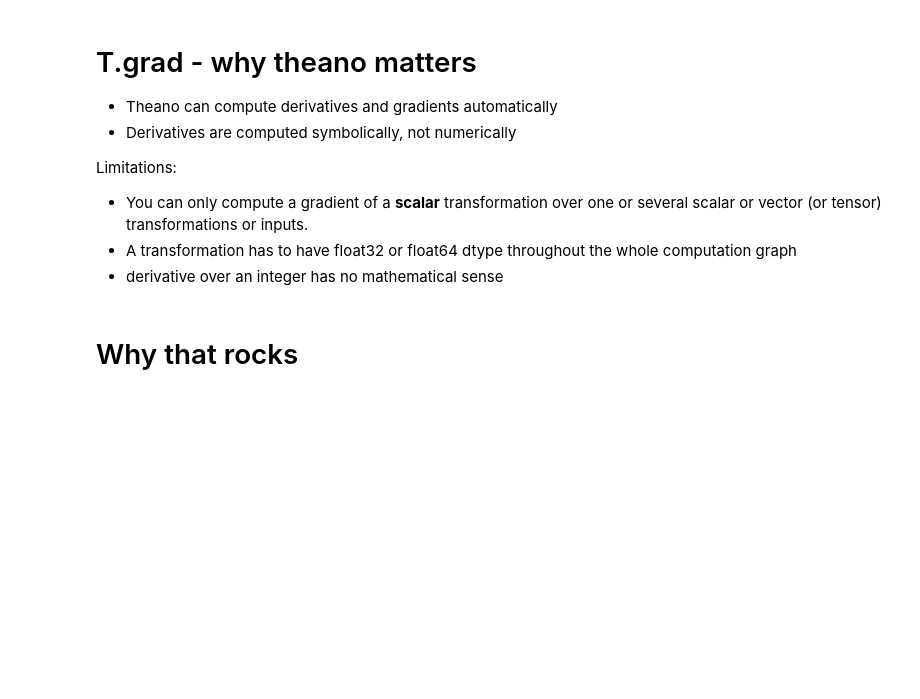
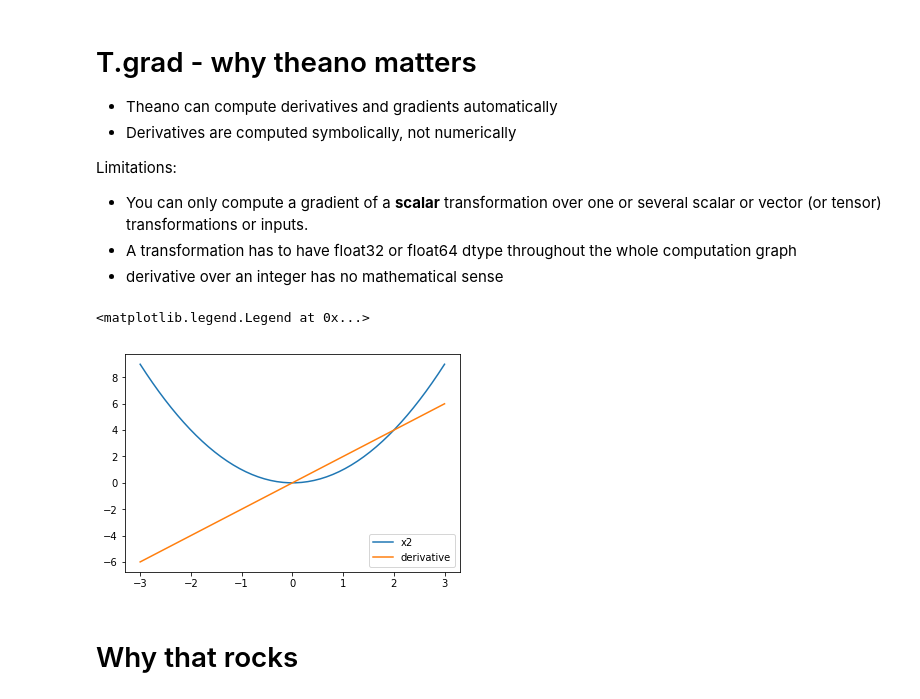
Before and after one commit to mohakala/CSC_deeplearning_study, a Jupyter notebook: day0_pm/Seminar1-theano-and-shallowNN-en.ipynb, the cells around one changed output. Drawn from its saved outputs; the diff is of its cells as text; code cells hidden in the pictures; blank space fills up the shorter version.

```diff
--- a/day0_pm/Seminar1-theano-and-shallowNN-en.ipynb
+++ b/day0_pm/Seminar1-theano-and-shallowNN-en.ipynb
@@ -353,15 +354,17 @@ grad = theano.function([my_scalar],derivative)
 # %%
 import matplotlib.pyplot as plt
 %matplotlib inline
 
+x = np.linspace(-3,3)
+x_squared = list(map(fun,x))
+x_squared_der = list(map(grad,x))
 
-x = np.linspace(-3,3)
-x_squared = map(fun,x)
-x_squared_der = map(grad,x)
-
-plt.plot(x, x_squared,label="x^2")
+plt.plot(x, x_squared, label="x2")
 plt.plot(x, x_squared_der, label="derivative")
 plt.legend()
+# %% [output]
+<matplotlib.legend.Legend at 0x...>
+[figure, added]
 # %% [markdown]
 # Why that rocks
 # %%
```
Also changed, not shown: parts of 19 cells of this notebook, 1 other file.
